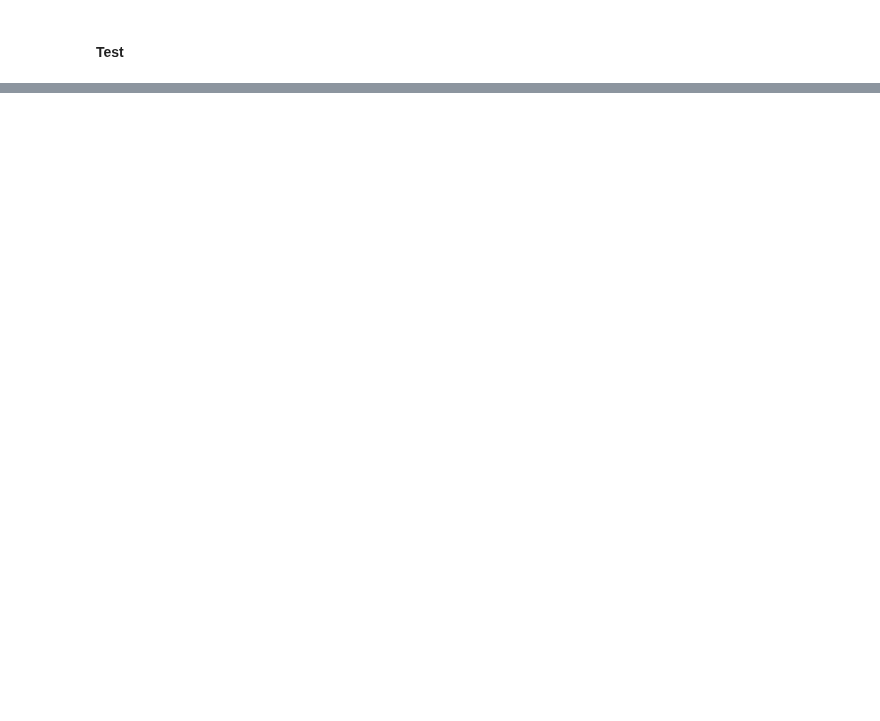
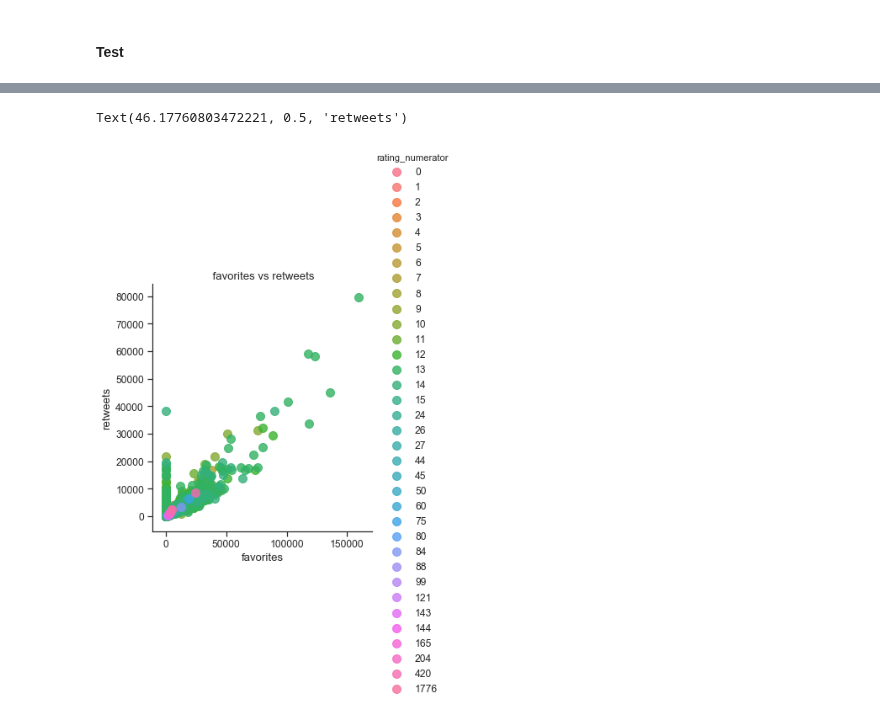
Before and after one commit to s8/twitter_wrangling, a Jupyter notebook: wrangle_act.ipynb, the cells around one changed output, grey strips where cells are left out. Saved outputs shown, nothing was run; the diff lists cells and outputs as text; code cells hidden in the pictures; blank space fills up the shorter version.

```diff
--- a/wrangle_act.ipynb
+++ b/wrangle_act.ipynb
@@ -659,0 +905,8 @@ len(tweets[(tweet_data_frame['id'] - tweet_data_frame['id_str'].astype(int))!=0]
+# %%
+def unpack_hashtags(x):
+    try:
+        return x[0]['text']
+    except:
+        return None
+
+wrd.hashtags = wrd.hashtags.apply(lambda x: unpack_hashtags(x))
@@ -659,0 +952,6 @@ len(tweets[(tweet_data_frame['id'] - tweet_data_frame['id_str'].astype(int))!=0]
+# %%
+# take the single tweet url into a separate column
+wrd['url'] = wrd.entities.apply(lambda x: x['media'][0]['url'])
+# %%
+# take all other urls into a separate column
+wrd['expanded_urls'] = wrd.expanded_urls.apply(lambda x: x.split(','))
@@ -659,0 +973,2 @@ len(tweets[(tweet_data_frame['id'] - tweet_data_frame['id_str'].astype(int))!=0]
+# %%
+wrd.drop(['entities', 'extended_entities'], axis=1,inplace=True)
@@ -659,0 +991,25 @@ len(tweets[(tweet_data_frame['id'] - tweet_data_frame['id_str'].astype(int))!=0]
+# %%
+# Set style of scatterplot
+sb.set_context("notebook", font_scale=1.1)
+sb.set_style("ticks")
+
+# Create scatterplot of dataframe
+sb.lmplot('favorite_count', # Horizontal axis
+           'retweet_count', # Vertical axis
+           data=wrd, # Data source
+           fit_reg=False, # Don't fix a regression line
+           hue='rating_numerator', # Set color
+           scatter_kws={"marker": "D", # Set marker style
+                        "s": 100}) # S marker size
+
+# Set title
+plt.title(' favorites vs retweets')
+
+# Set x-axis label
+plt.xlabel('favorites')
+
+# Set y-axis label
+plt.ylabel('retweets')
+# %% [output]
+Text(46.17760803472221, 0.5, 'retweets')
+[figure, added]
```
Also changed, not shown: parts of 211 cells of this notebook, 17 other files.
